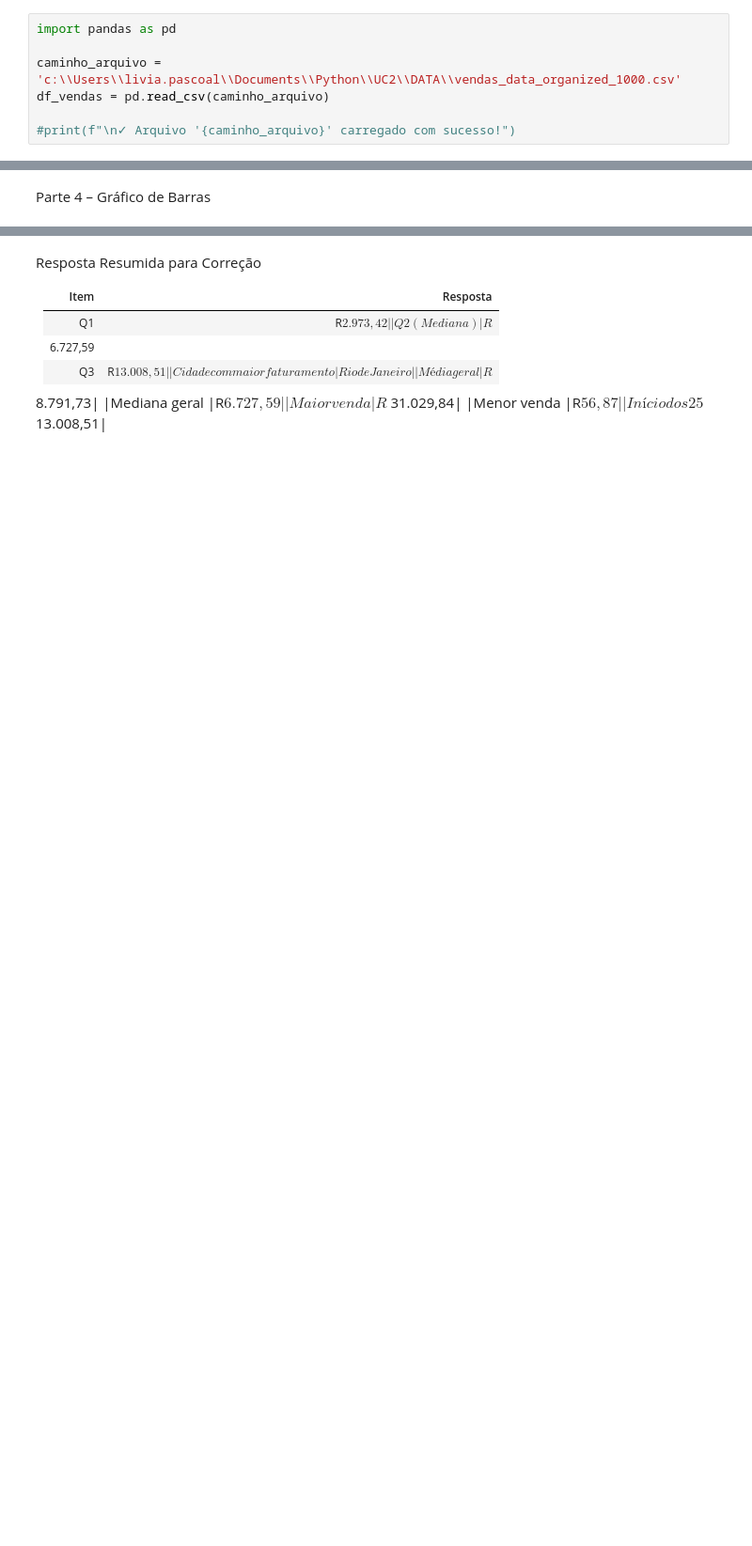
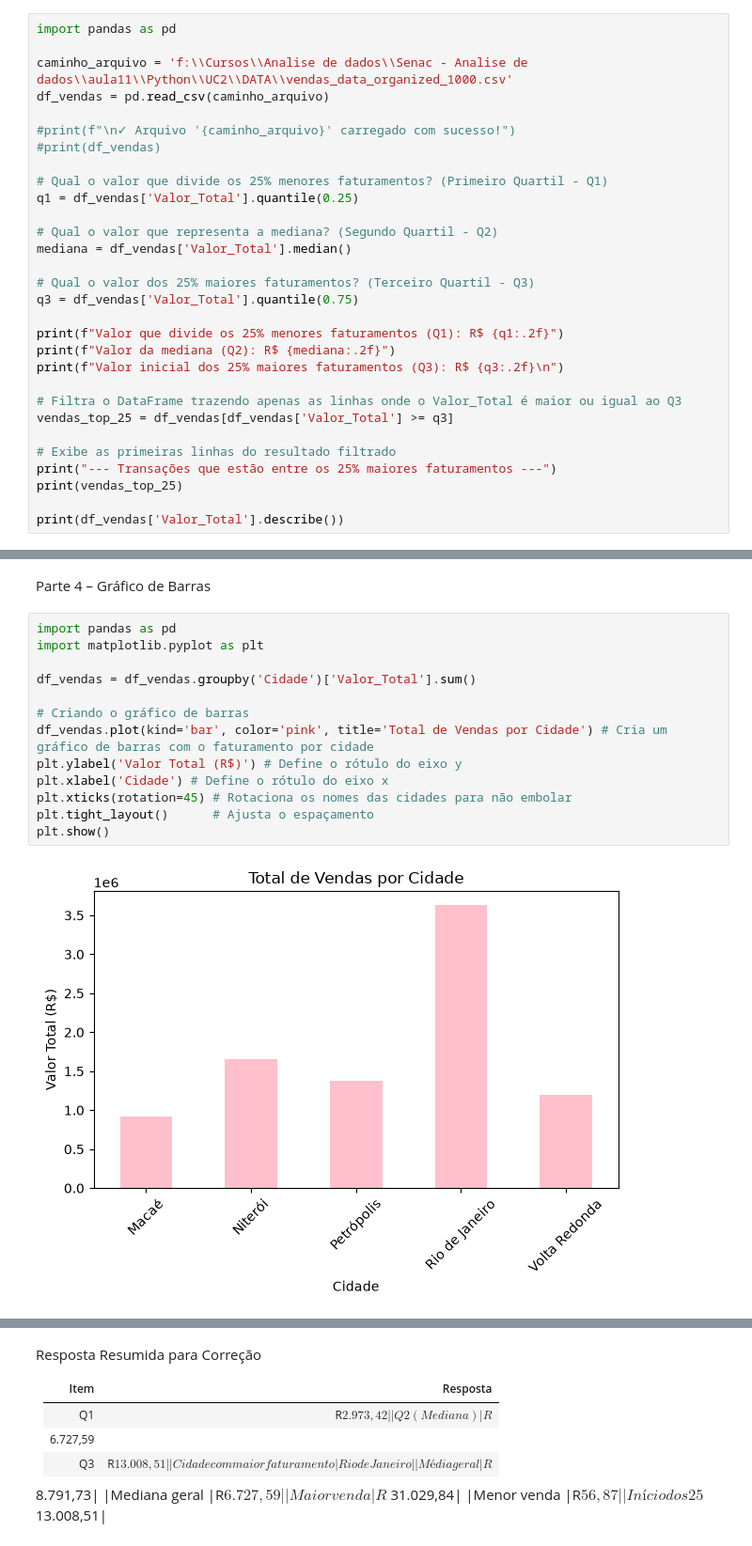
Before and after one commit to lipascoal/Estatistica_Descritiva, a Jupyter notebook: UC2/Codigos/02_Análise Estatística com DataFrames_Aluno.ipynb, the cells around one changed output, grey strips where cells are left out. Shown at 94% size. Cells and saved outputs as stored; diff of their text form; blank space fills up the shorter version.

```diff
--- a/UC2/Codigos/02_Análise Estatística com DataFrames_Aluno.ipynb
+++ b/UC2/Codigos/02_Análise Estatística com DataFrames_Aluno.ipynb
@@ -206,8 +210,31 @@ Use o arquivo .csv gerado na aula: vendas_data_organized_1000.csv
 # %%
 import pandas as pd
 
-caminho_arquivo = 'c:\\Users\\livia.pascoal\\Documents\\Python\\UC2\\DATA\\vendas_data_organized_1000.csv'
+caminho_arquivo = 'f:\\Cursos\\Analise de dados\\Senac - Analise de dados\\aula11\\Python\\UC2\\DATA\\vendas_data_organized_1000.csv'
 df_vendas = pd.read_csv(caminho_arquivo)
 
 #print(f"\n✓ Arquivo '{caminho_arquivo}' carregado com sucesso!")
+#print(df_vendas)
+
+# Qual o valor que divide os 25% menores faturamentos? (Primeiro Quartil - Q1)
+q1 = df_vendas['Valor_Total'].quantile(0.25)
+
+# Qual o valor que representa a mediana? (Segundo Quartil - Q2)
+mediana = df_vendas['Valor_Total'].median()
+
+# Qual o valor dos 25% maiores faturamentos? (Terceiro Quartil - Q3)
+q3 = df_vendas['Valor_Total'].quantile(0.75)
+
+print(f"Valor que divide os 25% menores faturamentos (Q1): R$ {q1:.2f}")
+print(f"Valor da mediana (Q2): R$ {mediana:.2f}")
+print(f"Valor inicial dos 25% maiores faturamentos (Q3): R$ {q3:.2f}\n")
+
+# Filtra o DataFrame trazendo apenas as linhas onde o Valor_Total é maior ou igual ao Q3
+vendas_top_25 = df_vendas[df_vendas['Valor_Total'] >= q3]
+
+# Exibe as primeiras linhas do resultado filtrado
+print("--- Transações que estão entre os 25% maiores faturamentos ---")
+print(vendas_top_25)
+
+print(df_vendas['Valor_Total'].describe())
 # %% [output]
@@ -561,5 +652,20 @@ Parte 3 – Indicadores Estatísticos
 # %% [markdown]
 Parte 4 – Gráfico de Barras
+# %%
+import pandas as pd
+import matplotlib.pyplot as plt
+
+df_vendas = df_vendas.groupby('Cidade')['Valor_Total'].sum()
+
+# Criando o gráfico de barras
+df_vendas.plot(kind='bar', color='pink', title='Total de Vendas por Cidade') # Cria um gráfico de barras com o faturamento por cidade
+plt.ylabel('Valor Total (R$)') # Define o rótulo do eixo y
+plt.xlabel('Cidade') # Define o rótulo do eixo x
+plt.xticks(rotation=45) # Rotaciona os nomes das cidades para não embolar
+plt.tight_layout()      # Ajusta o espaçamento
+plt.show()
+# %% [output]
+[figure, added]
 # %% [markdown]
 Parte 5 – Questões Interpretativas
 1. Qual cidade possui maior faturamento?
```
Also changed, not shown: parts of 8 cells of this notebook, 1 other file.
